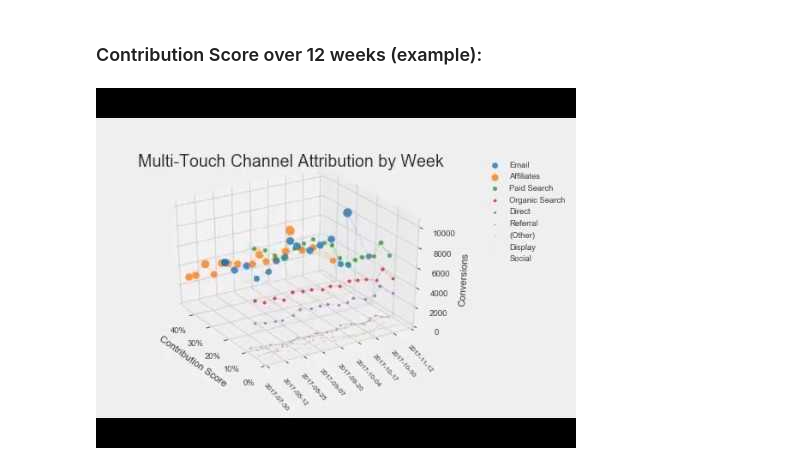
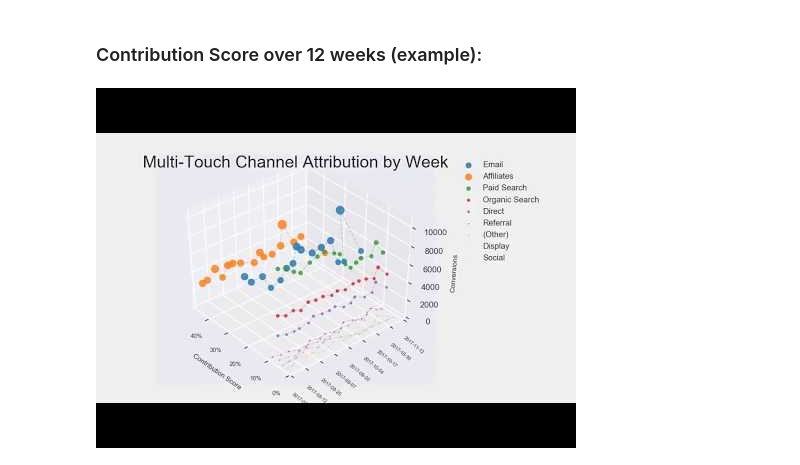
Before and after one commit to iampatgrady/Simple-Probabalistic-Model-For-Google-Analytics-Users, a Jupyter notebook: Multitouch_Attribution_Modeling.ipynb, the cells around one changed output. Drawn from its saved outputs; the diff is of its cells as text; code cells hidden in the pictures.

```diff
--- a/Multitouch_Attribution_Modeling.ipynb
+++ b/Multitouch_Attribution_Modeling.ipynb
@@ -250,6 +250,6 @@ plt.show()
 ### Contribution Score over 12 weeks (example):
 # %%
 from IPython.display import YouTubeVideo
-YouTubeVideo("ExJdSo1VR80")
+YouTubeVideo("CUA4RcnXFZE")
 # %% [output]
-[figure, old version]
+[figure, new version]
```
